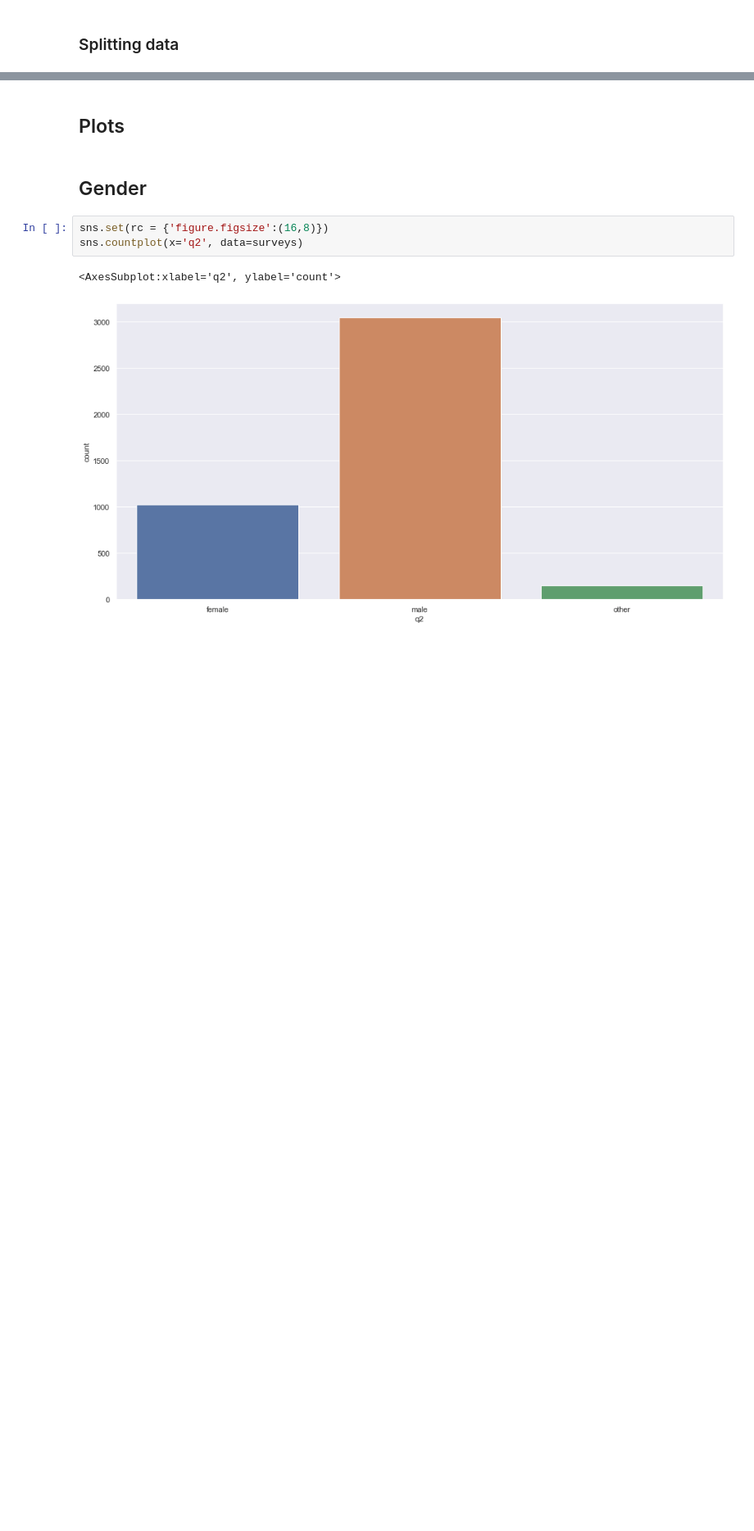
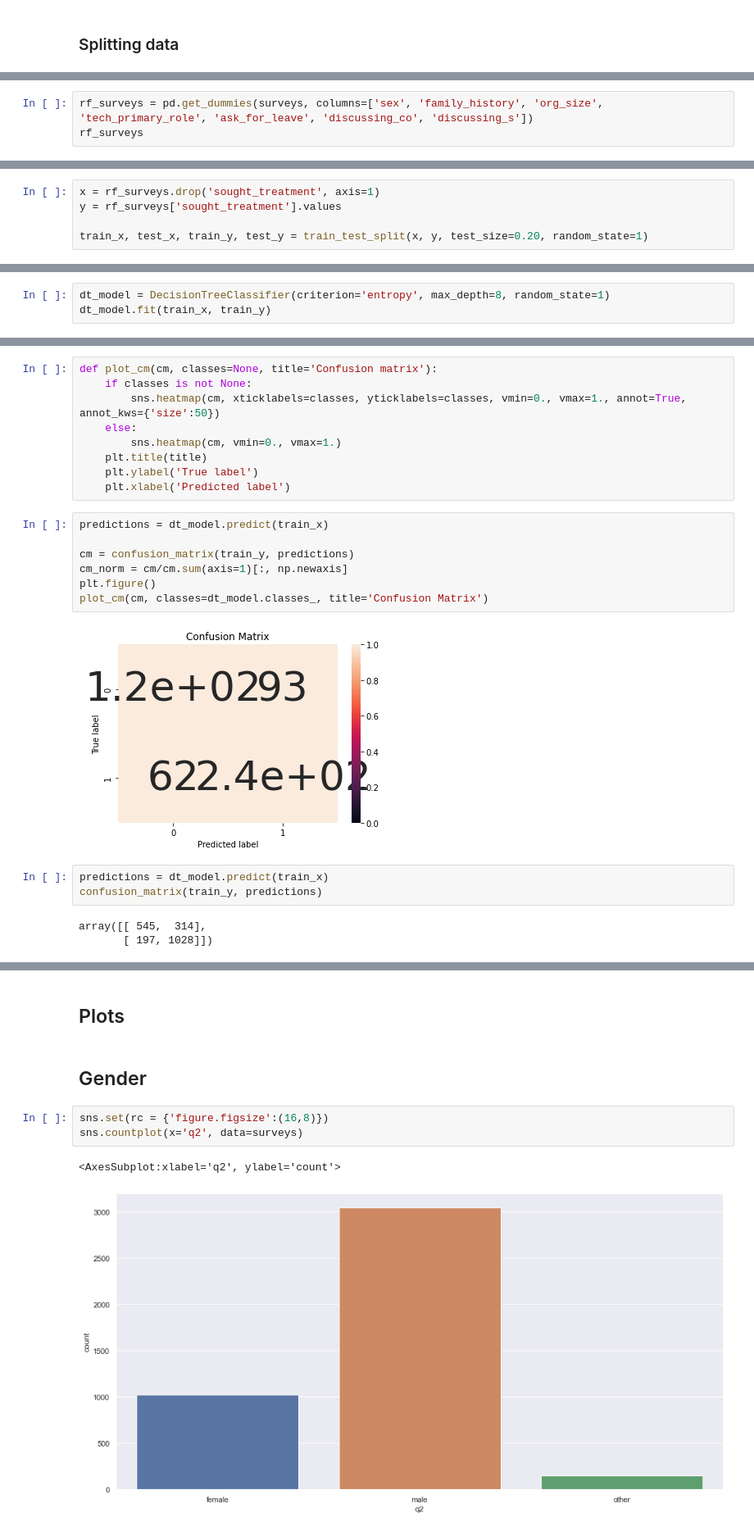
Before and after one commit to appelquist/bda-project, a Jupyter notebook: Project Data Analytics.ipynb, the cells around one changed output, grey strips where cells are left out. Shown: that part at 82% size. Drawn from its saved outputs; the diff is of its cells as text; blank space fills up the shorter version.

Commit message:
Started implementing decision tree and random forest

```diff
--- a/Project Data Analytics.ipynb
+++ b/Project Data Analytics.ipynb
@@ -432,0 +449,3 @@ weighted avg       0.65      0.66      0.65       622
+# %%
+rf_surveys = pd.get_dummies(surveys, columns=['sex', 'family_history', 'org_size', 'tech_primary_role', 'ask_for_leave', 'discussing_co', 'discussing_s'])
+rf_surveys
@@ -432,0 +468,5 @@ weighted avg       0.65      0.66      0.65       622
+# %%
+x = rf_surveys.drop('sought_treatment', axis=1)
+y = rf_surveys['sought_treatment'].values
+
+train_x, test_x, train_y, test_y = train_test_split(x, y, test_size=0.20, random_state=1)
@@ -432,0 +475,3 @@ weighted avg       0.65      0.66      0.65       622
+# %%
+dt_model = DecisionTreeClassifier(criterion='entropy', max_depth=8, random_state=1)
+dt_model.fit(train_x, train_y)
@@ -432,0 +563,24 @@ weighted avg       0.65      0.66      0.65       622
+# %%
+def plot_cm(cm, classes=None, title='Confusion matrix'):
+    if classes is not None:
+        sns.heatmap(cm, xticklabels=classes, yticklabels=classes, vmin=0., vmax=1., annot=True, annot_kws={'size':50})
+    else:
+        sns.heatmap(cm, vmin=0., vmax=1.)
+    plt.title(title)
+    plt.ylabel('True label')
+    plt.xlabel('Predicted label')
+# %%
+predictions = dt_model.predict(train_x)
+
+cm = confusion_matrix(train_y, predictions)
+cm_norm = cm/cm.sum(axis=1)[:, np.newaxis]
+plt.figure()
+plot_cm(cm, classes=dt_model.classes_, title='Confusion Matrix')
+# %% [output]
+[figure, added]
+# %%
+predictions = dt_model.predict(train_x)
+confusion_matrix(train_y, predictions)
+# %% [output]
+array([[ 545,  314],
+       [ 197, 1028]])
```
Also changed, not shown: parts of 36 cells of this notebook.
